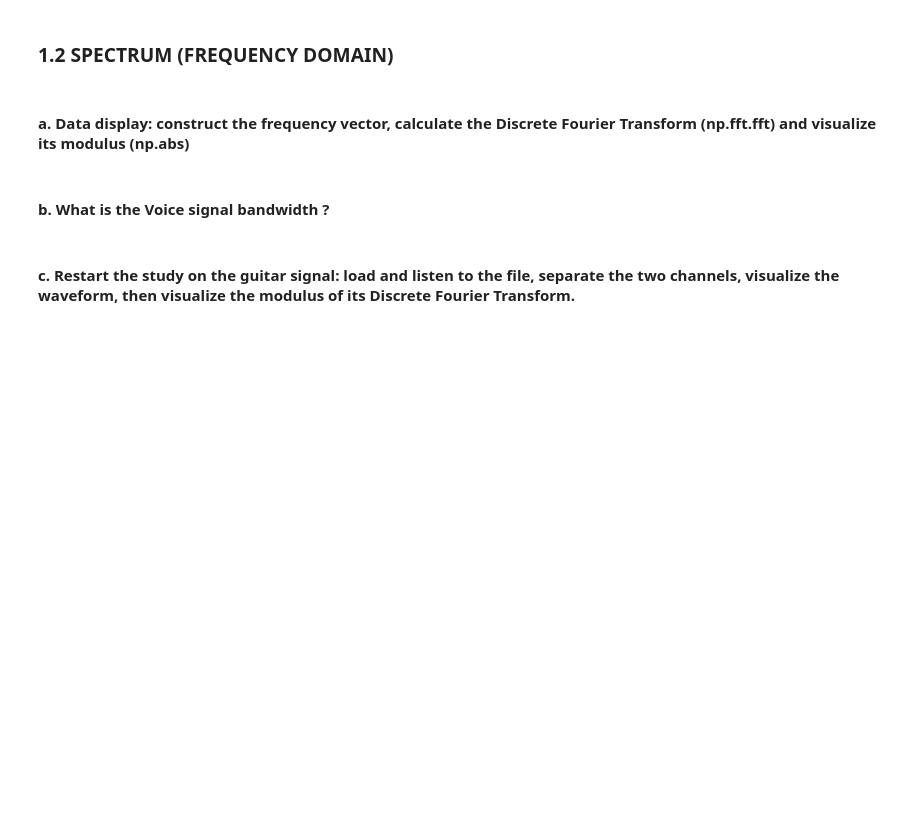
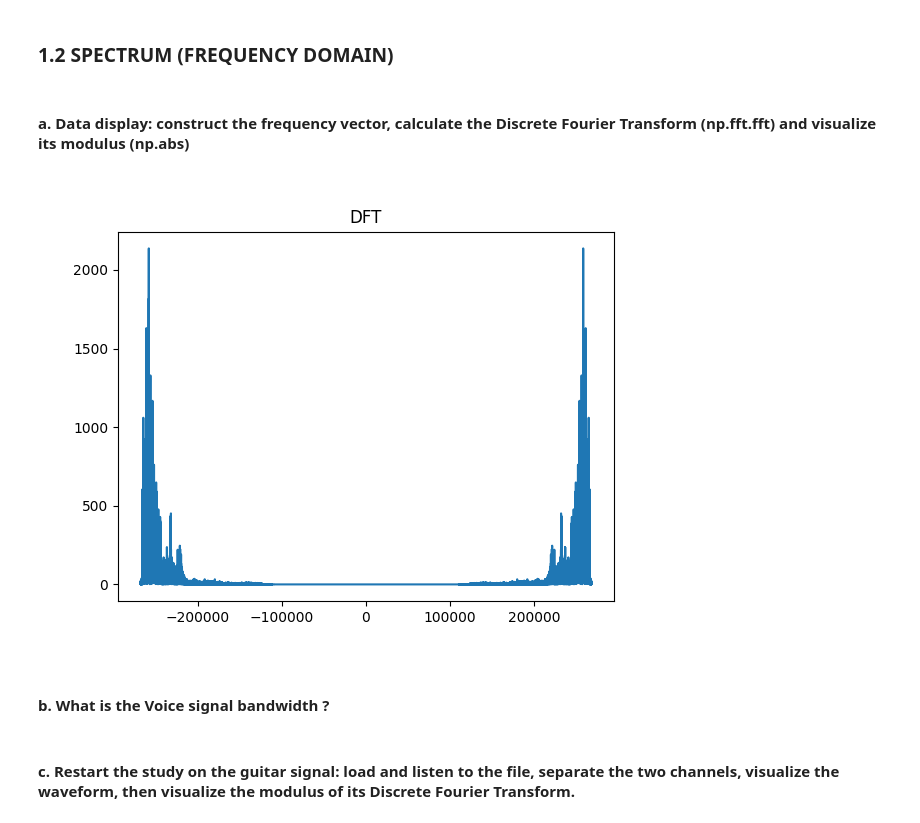
Before and after one commit to SharaineMALARVIJY/S1_Traitement_du_son, a Jupyter notebook: TP1/TP1_Son1.ipynb, the cells around one changed output. Drawn from its saved outputs; the diff is of its cells as text; code cells hidden in the pictures; blank space fills up the shorter version.

```diff
--- a/TP1/TP1_Son1.ipynb
+++ b/TP1/TP1_Son1.ipynb
@@ -45,6 +72,17 @@ from filtres import filtre
 ### 1.2 SPECTRUM (FREQUENCY DOMAIN)
 # %% [markdown]
 #### a. Data display: construct the frequency vector, calculate the Discrete Fourier Transform (np.fft.fft) and visualize its modulus (np.abs)
+# %%
+dft = np.fft.fft(x_voice0R)
+f_nb_point = len(dft)
+f_vector = np.linspace(-f_nb_point//2, f_nb_point//2, f_nb_point)
+
+plt.figure()
+plt.plot(f_vector, np.abs(dft))
+plt.title("DFT")
+plt.show()
+# %% [output]
+[figure, added]
 # %% [markdown]
 #### b. What is the Voice signal bandwidth ?
 # %% [markdown]
```
Also changed, not shown: parts of 13 cells of this notebook.
